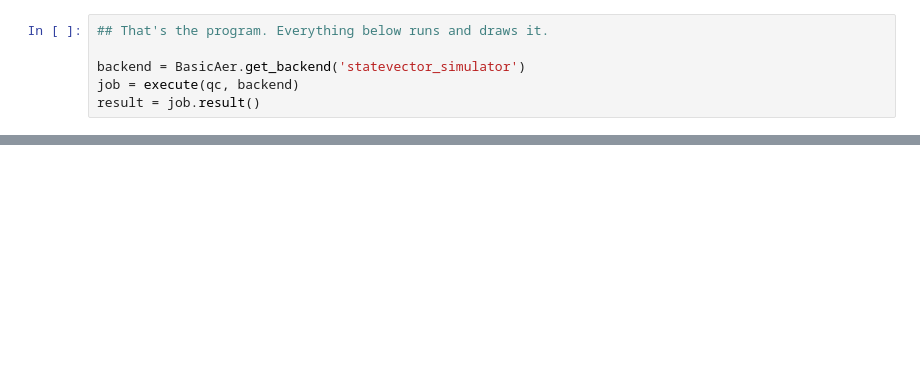
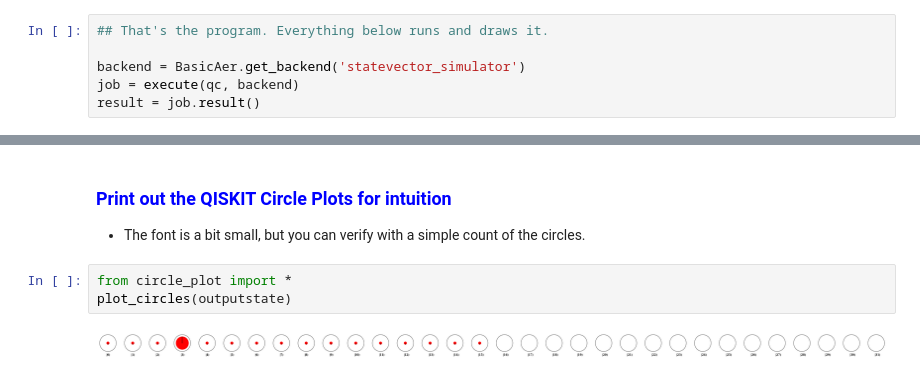
Before and after one commit to profversaggi/QuantumEducation, a Jupyter notebook: QC_Practicals/Ch06_01 Mirror Flipped Phase.ipynb, the cells around one changed output, grey strips where cells are left out. Cells and saved outputs as stored; diff of their text form; blank space fills up the shorter version.

```diff
--- a/QC_Practicals/Ch06_01 Mirror Flipped Phase.ipynb
+++ b/QC_Practicals/Ch06_01 Mirror Flipped Phase.ipynb
@@ -201,0 +288,8 @@ Total probability: 100%
+# %% [markdown]
+### <font color="blue">Print out the QISKIT Circle Plots for intuition </font>
+- The font is a bit small, but you can verify with a simple count of the circles.
+# %%
+from circle_plot import *
+plot_circles(outputstate)
+# %% [output]
+[figure, added]
```
Also changed, not shown: parts of 29 cells of this notebook, 30 other files.
